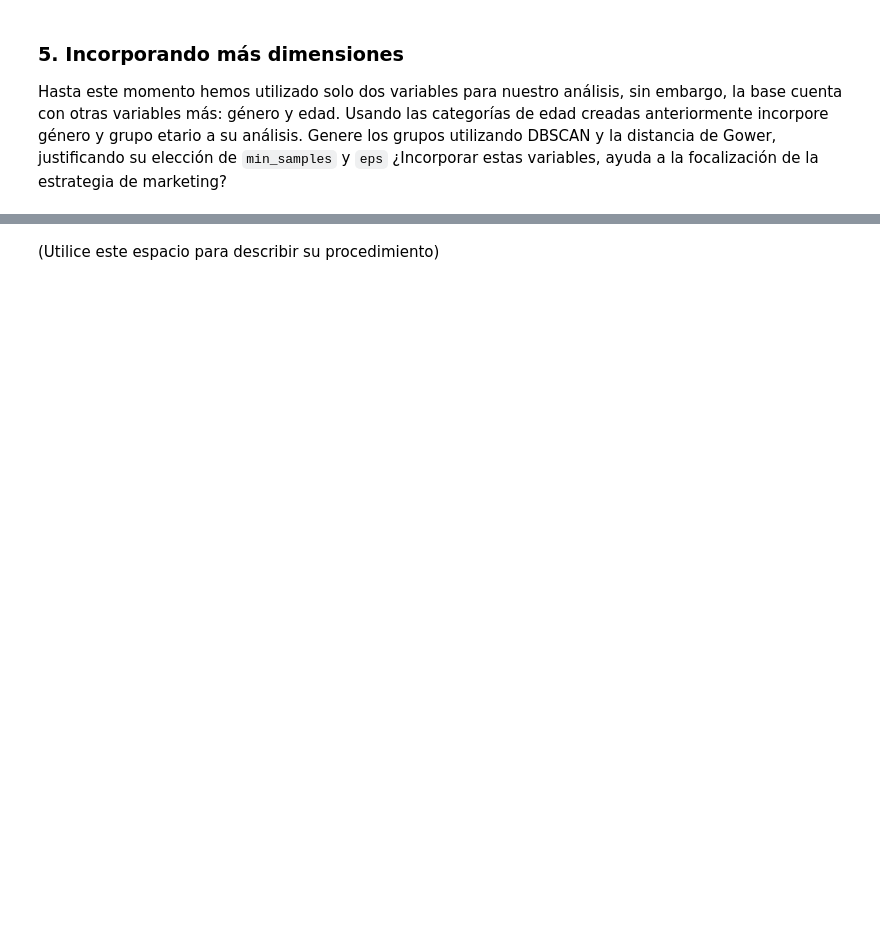
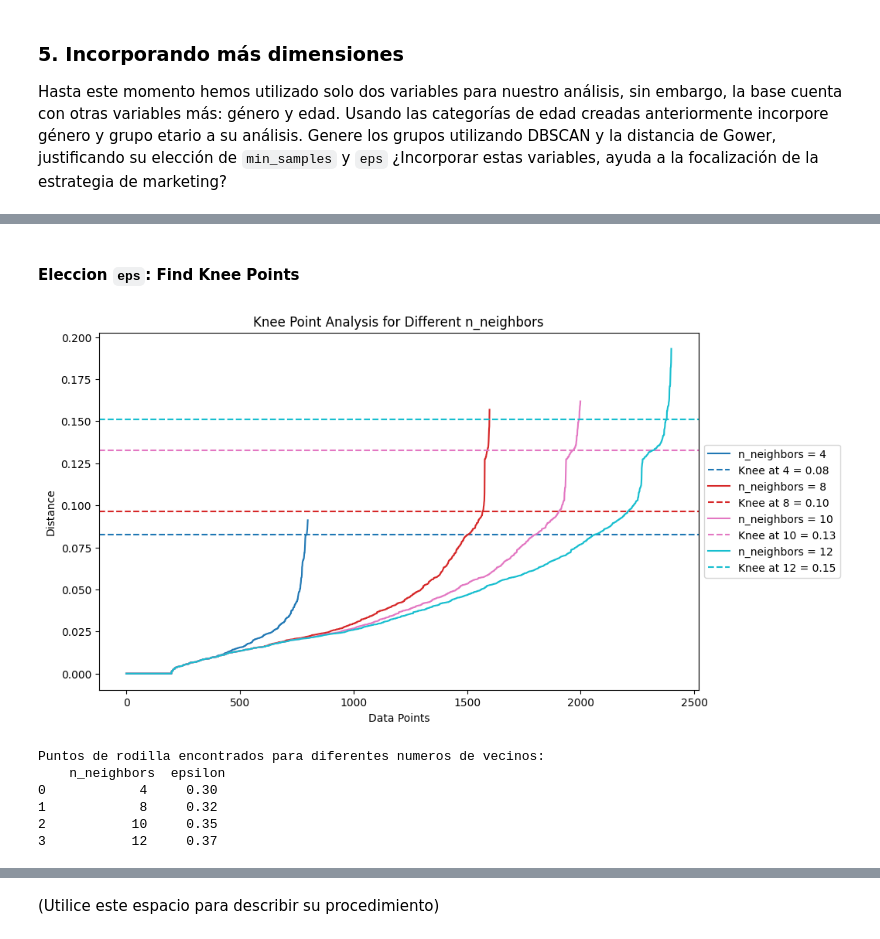
Before and after one commit to juankquintana/aprendizaje-no-supervisado, a Jupyter notebook: Semana 4/Taller/S4_LC_Taller_Jerarquico_DBSCAN.ipynb, the cells around one changed output, grey strips where cells are left out. Saved outputs shown, nothing was run; the diff lists cells and outputs as text; code cells hidden in the pictures; blank space fills up the shorter version.

```diff
--- a/Semana 4/Taller/S4_LC_Taller_Jerarquico_DBSCAN.ipynb
+++ b/Semana 4/Taller/S4_LC_Taller_Jerarquico_DBSCAN.ipynb
@@ -764,0 +764,5 @@ Hasta este momento hemos utilizado solo dos variables para nuestro análisis, si
+# %%
+df_datos['Genero_Cat']=df_datos['Genero'].map({'Hombre': 0, 'Mujer': 1})
+df_datos_cat=df_datos.drop('edades_genero',axis=1)
+df_datos_cat = pd.get_dummies(df_datos_cat, columns=['rango_edades'], drop_first=True)
+df_datos_cat.head()
@@ -764,0 +778,3 @@ Hasta este momento hemos utilizado solo dos variables para nuestro análisis, si
+# %%
+X_cat = df_datos_cat[['Ingreso', 'Puntaje_Gasto','Genero_Cat'] + df_datos_cat.filter(like='rango_edades').columns.tolist()]
+X_cat.head()
@@ -764,0 +790,5 @@ Hasta este momento hemos utilizado solo dos variables para nuestro análisis, si
+# %%
+import gower
+dist2 = gower.gower_matrix(X_cat)
+dist_mat2 = pd.DataFrame(dist2)
+dist_mat2
@@ -764,0 +809,18 @@ Hasta este momento hemos utilizado solo dos variables para nuestro análisis, si
+# %% [markdown]
+#### Eleccion `eps`: Find Knee Points
+# %%
+# Codificar variables categóricas
+n_neighbors_list = [4, 8, 10, 12]
+epsilon_list_precomputed = find_knee_points(dist_mat2, n_neighbors_list, metric = 'precomputed')
+
+neighbors_epsilon_gower=pd.DataFrame({'n_neighbors':n_neighbors_list, 'epsilon':epsilon_list})
+
+print('Puntos de rodilla encontrados para diferentes numeros de vecinos:\n', neighbors_epsilon_gower)
+# %% [output]
+[figure, added]
+Puntos de rodilla encontrados para diferentes numeros de vecinos:
+    n_neighbors  epsilon
+0            4     0.30
+1            8     0.32
+2           10     0.35
+3           12     0.37
```
Also changed, not shown: parts of 14 cells of this notebook.
